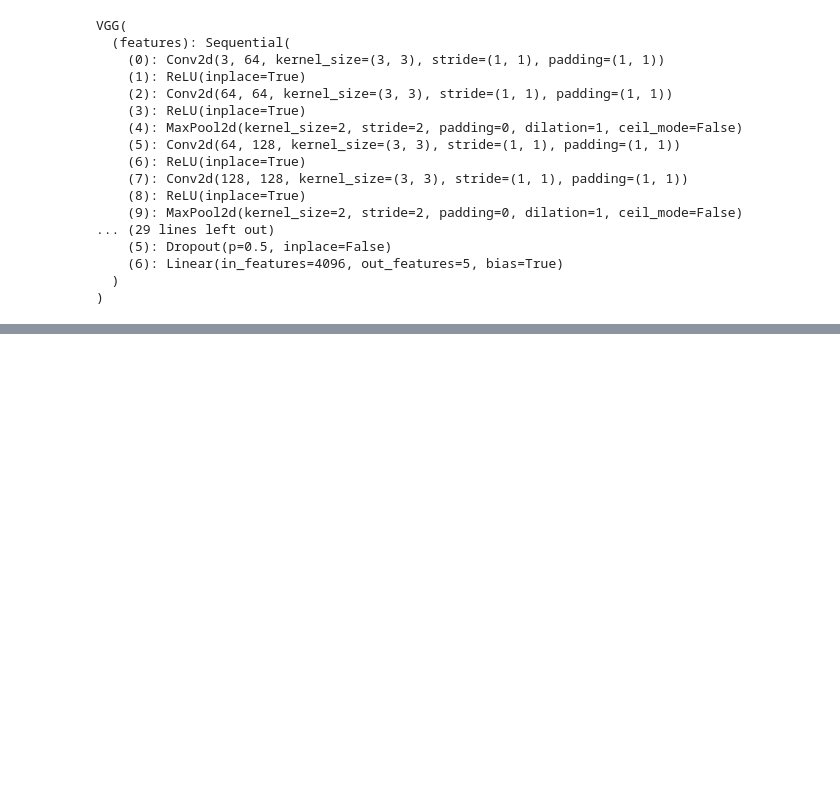
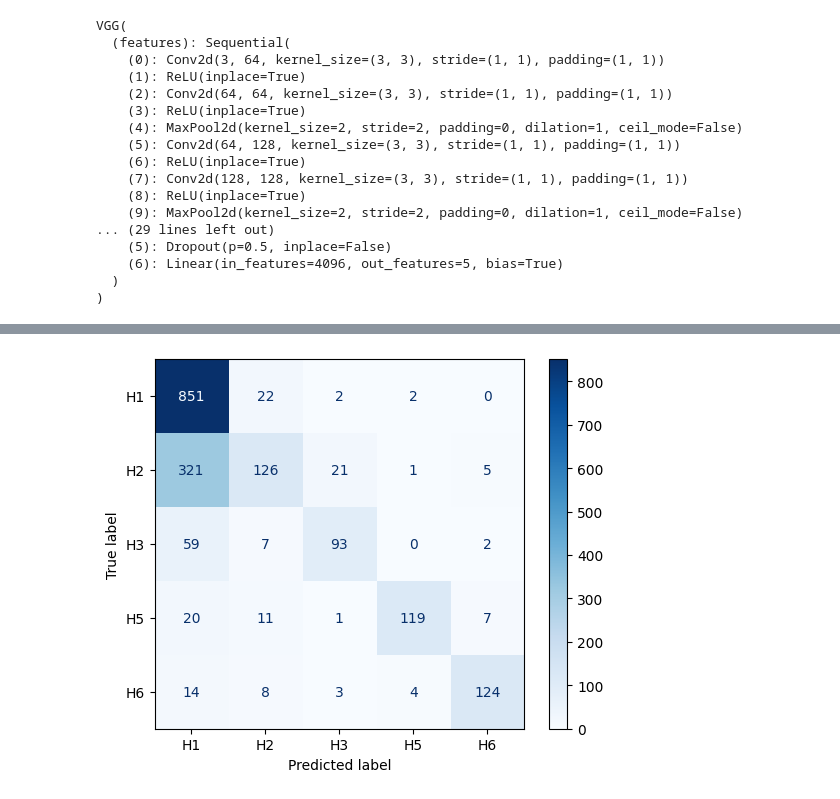
Before and after one commit to Pattern-Makers/CNN-for-image-classification, a Jupyter notebook: Training_VGG16.ipynb, the cells around one changed output, grey strips where cells are left out. Saved outputs shown, nothing was run; the diff lists cells and outputs as text; code cells hidden in the pictures; blank space fills up the shorter version.

```diff
--- a/Training_VGG16.ipynb
+++ b/Training_VGG16.ipynb
@@ -218,9 +239,15 @@ Validation Loss: 0.6688, Validation Accuracy: 0.7235
 # %%
 # Step 7: Evaluate the model on the test set
+from sklearn.metrics import confusion_matrix, ConfusionMatrixDisplay, precision_score, recall_score, f1_score
+
 model.eval()
 test_loss = 0.0
 correct_preds = 0
 total_preds = 0
+
+y_true = []
+y_pred = []
+
 with torch.no_grad():
     for inputs, labels in test_loader:
         inputs, labels = inputs.to(device), labels.to(device)
@@ -233,7 +260,21 @@ with torch.no_grad():
         correct_preds += torch.sum(preds == labels).item()
         total_preds += labels.size(0)
 
+        y_true.extend(labels.cpu().numpy())
+        y_pred.extend(preds.cpu().numpy())
+
 test_loss /= len(test_loader)
 test_acc = correct_preds / total_preds
 print(f"Test Loss: {test_loss:.4f}, Test Accuracy: {test_acc:.4f}")
+
+# Calculate precision, recall, and f1-score
+precision = precision_score(y_true, y_pred, average='weighted')
+recall = recall_score(y_true, y_pred, average='weighted')
+print(f"Precision: {precision:.4f}, Recall: {recall:.4f}")
+
+# Generate confusion matrix
+cm = confusion_matrix(y_true, y_pred)
+disp = ConfusionMatrixDisplay(confusion_matrix=cm, display_labels=dataset.classes)
+disp.plot(cmap=plt.cm.Blues)
+plt.show()
 # %% [output]
@@ -240,0 +283 @@ Test Loss: 0.6735, Test Accuracy: 0.7285
+[figure, added]
```
Also changed, not shown: parts of 4 cells of this notebook.
